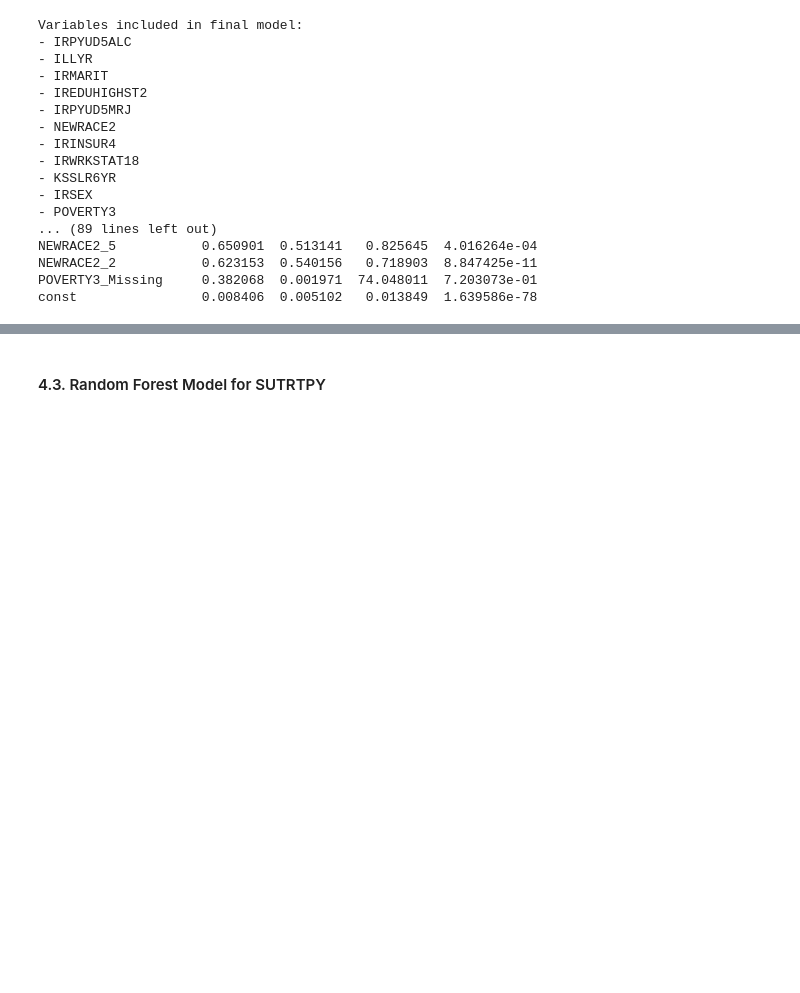
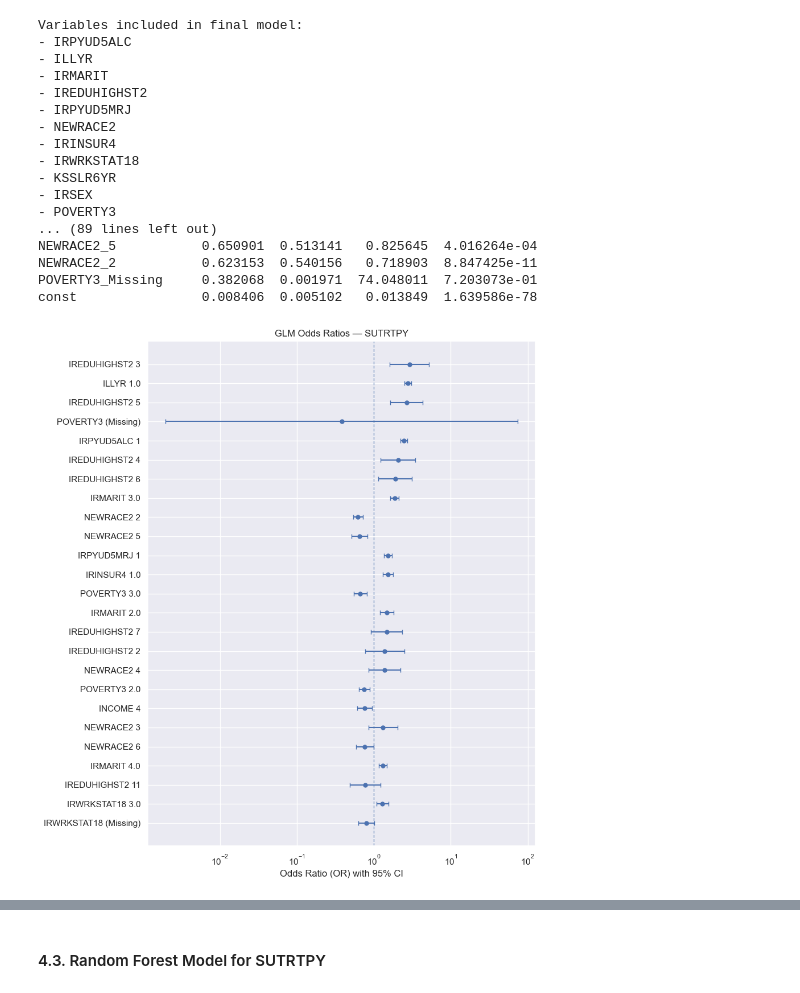
Before and after one commit to bachnguyen234/da401-final-project-bach-nguyen, a Jupyter notebook: code/da401_main_file.ipynb, the cells around one changed output, grey strips where cells are left out. Saved outputs shown, nothing was run; the diff lists cells and outputs as text; code cells hidden in the pictures; blank space fills up the shorter version.

```diff
--- a/code/da401_main_file.ipynb
+++ b/code/da401_main_file.ipynb
@@ -622,3 +1060,74 @@ NEWRACE2_5           0.650901  0.513141   0.825645  4.016264e-04
 NEWRACE2_2           0.623153  0.540156   0.718903  8.847425e-11
 POVERTY3_Missing     0.382068  0.001971  74.048011  7.203073e-01
 const                0.008406  0.005102   0.013849  1.639586e-78
+# %%
+# -------------------------------------
+# 1) Choose which model to visualize
+#    (change to glm_MHTRTPY_or_table.csv or glm_TELEAPTYR_or_table.csv)
+# -------------------------------------
+or_csv = "../output_reports/SUTRTPY/glm_output/glm_SUTRTPY_or_table.csv"
+
+# -------------------------------------
+# 2) Load & tidy
+# -------------------------------------
+or_df = pd.read_csv(or_csv, index_col=0)  # index is the term name
+# Drop intercept if present
+or_df = or_df.loc[[i for i in or_df.index if i.lower() not in ("const","intercept")]]
+
+# Add log scale for sorting by “distance” from null (OR=1)
+or_df["logOR"] = np.log(or_df["OR"])
+or_df["log2.5%"] = np.log(or_df["2.5%"])
+or_df["log97.5%"] = np.log(or_df["97.5%"])
+or_df["abs_logOR"] = or_df["logOR"].abs()
+
+# Optional: make labels a bit cleaner
+labels = (or_df.index
+          .str.replace("^const$", "Intercept", regex=True)
+          .str.replace("_Missing", " (Missing)", regex=False)
+          .str.replace("_", " ", regex=False))
+
+# -------------------------------------
+# 3) Pick top N coefficients by |logOR|
+# -------------------------------------
+top_n = 25
+plot_df = or_df.sort_values("abs_logOR", ascending=False).head(top_n).copy()
+
+# Convert labels index → Series so we can align correctly
+labels = pd.Series(
+    (or_df.index
+     .str.replace("^const$", "Intercept", regex=True)
+     .str.replace("_Missing", " (Missing)", regex=False)
+     .str.replace("_", " ", regex=False)),
+    index=or_df.index
+)
+
+# Use .reindex() instead of .loc for safety
+plot_labels = labels.reindex(plot_df.index)
+
+# Compute error bars (on log scale) and then exponentiate back to OR scale
+x = plot_df["OR"].values
+xerr_low  = x - plot_df["2.5%"].values
+xerr_high = plot_df["97.5%"].values - x
+
+# -------------------------------------
+# 4) Plot (forest plot style)
+# -------------------------------------
+plt.figure(figsize=(9, 10))
+
+y_pos = np.arange(len(plot_df))[::-1]  # top to bottom
+plt.errorbar(
+    x, y_pos,
+    xerr=[xerr_low, xerr_high],
+    fmt='o', capsize=3, elinewidth=1.5, markersize=5
+)
+
+# Reference line at OR=1
+plt.axvline(1.0, linestyle='--', linewidth=1, alpha=0.8)
+
+plt.yticks(y_pos, plot_labels)
+plt.xlabel("Odds Ratio (OR) with 95% CI")
+plt.title(f"GLM Odds Ratios — {os.path.basename(or_csv).replace('glm_','').replace('_or_table.csv','')}")
+plt.xscale("log")  # log scale makes symmetric around 1
+plt.tight_layout()
+# %% [output]
+[figure, added]
```
Also changed, not shown: parts of 10 cells of this notebook, 33 other files.
